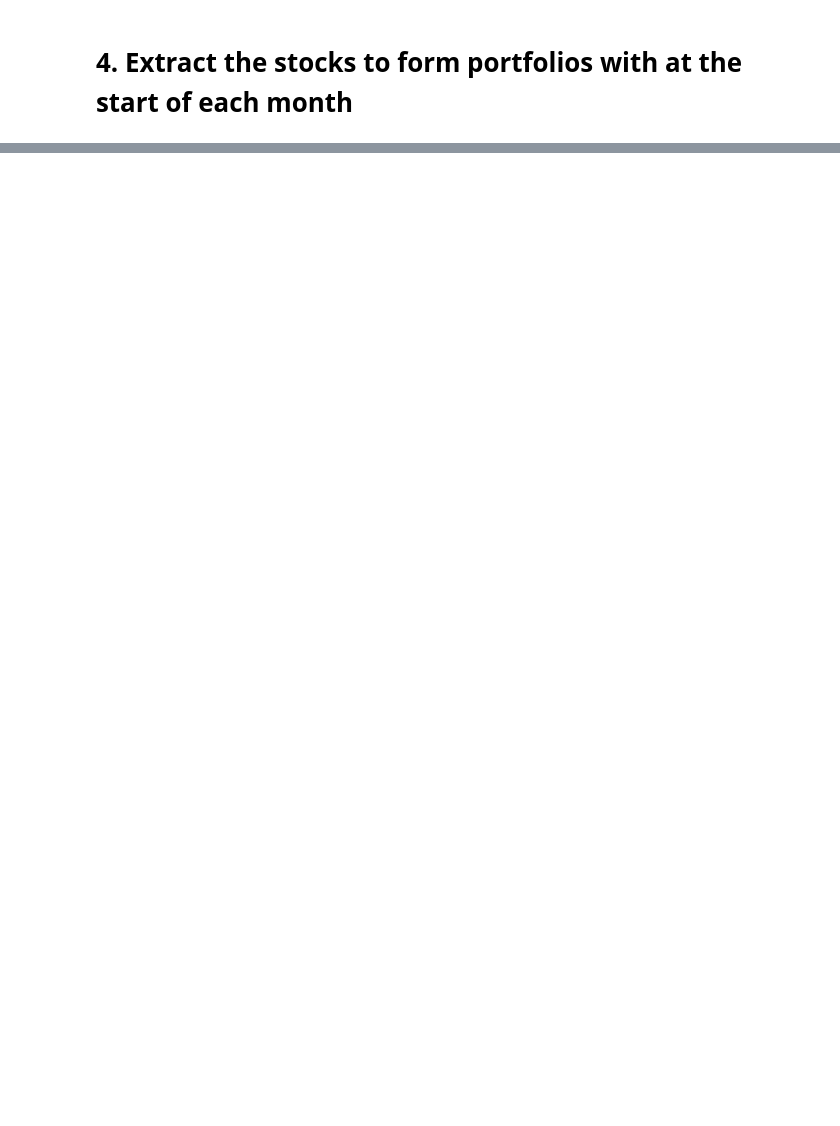
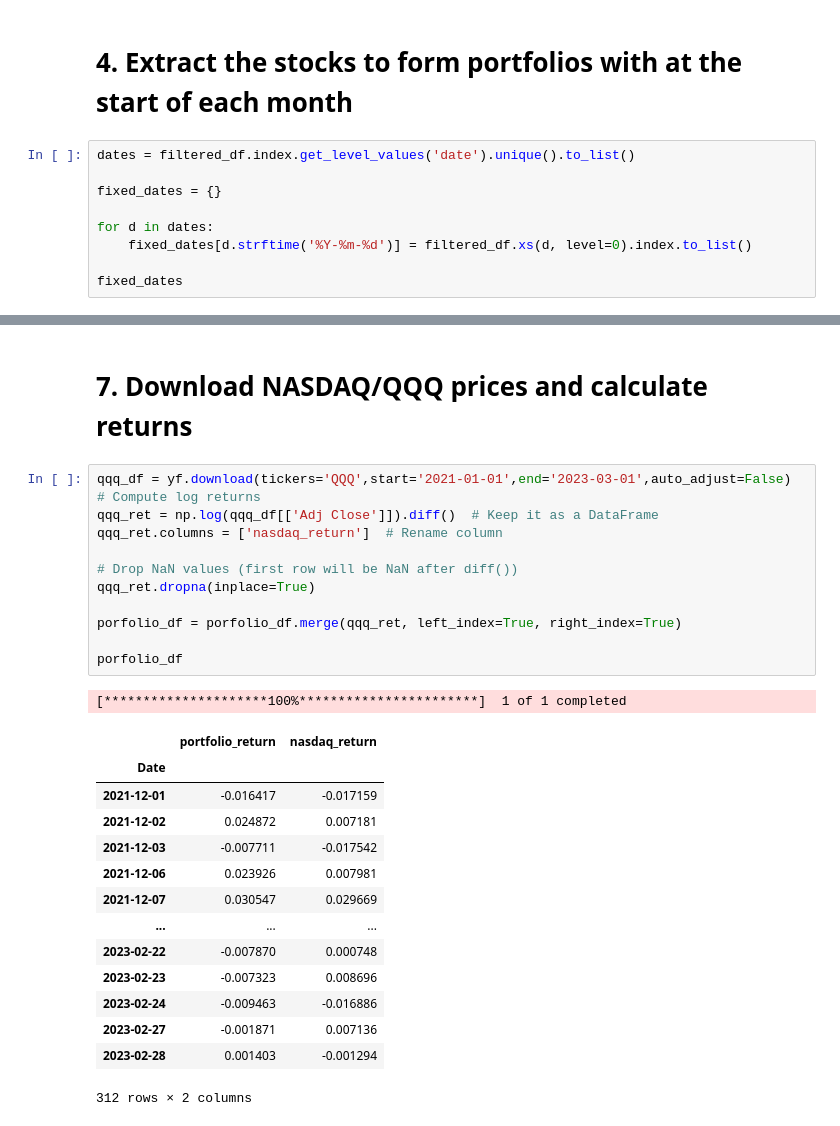
Before and after one commit to project-kitto/twitter_sentiment, a Jupyter notebook: twitter.ipynb, the cells around one changed output, grey strips where cells are left out. Drawn from its saved outputs; the diff is of its cells as text; blank space fills up the shorter version.

```diff
--- a/twitter.ipynb
+++ b/twitter.ipynb
@@ -109,2 +112,11 @@ filtered_df.head(20)
 # %% [markdown]
 # 4. Extract the stocks to form portfolios with at the start of each month
+# %%
+dates = filtered_df.index.get_level_values('date').unique().to_list()
+
+fixed_dates = {}
+
+for d in dates:
+    fixed_dates[d.strftime('%Y-%m-%d')] = filtered_df.xs(d, level=0).index.to_list()
+
+fixed_dates
@@ -110,0 +202,30 @@ filtered_df.head(20)
+# %% [markdown]
+# 7. Download NASDAQ/QQQ prices and calculate returns
+# %%
+qqq_df = yf.download(tickers='QQQ',start='2021-01-01',end='2023-03-01',auto_adjust=False)
+# Compute log returns
+qqq_ret = np.log(qqq_df[['Adj Close']]).diff()  # Keep it as a DataFrame
+qqq_ret.columns = ['nasdaq_return']  # Rename column
+
+# Drop NaN values (first row will be NaN after diff())
+qqq_ret.dropna(inplace=True)
+
+porfolio_df = porfolio_df.merge(qqq_ret, left_index=True, right_index=True)
+
+porfolio_df
+# %% [output]
+[*********************100%***********************]  1 of 1 completed
+|  | portfolio_return | nasdaq_return |
+| Date |  |  |
+| 2021-12-01 | -0.016417 | -0.017159 |
+| 2021-12-02 | 0.024872 | 0.007181 |
+| 2021-12-03 | -0.007711 | -0.017542 |
+| 2021-12-06 | 0.023926 | 0.007981 |
+| 2021-12-07 | 0.030547 | 0.029669 |
+| ... | ... | ... |
+| 2023-02-22 | -0.007870 | 0.000748 |
+| 2023-02-23 | -0.007323 | 0.008696 |
+| 2023-02-24 | -0.009463 | -0.016886 |
+| 2023-02-27 | -0.001871 | 0.007136 |
+| 2023-02-28 | 0.001403 | -0.001294 |
+312 rows × 2 columns
```
Also changed, not shown: parts of 10 cells of this notebook.
